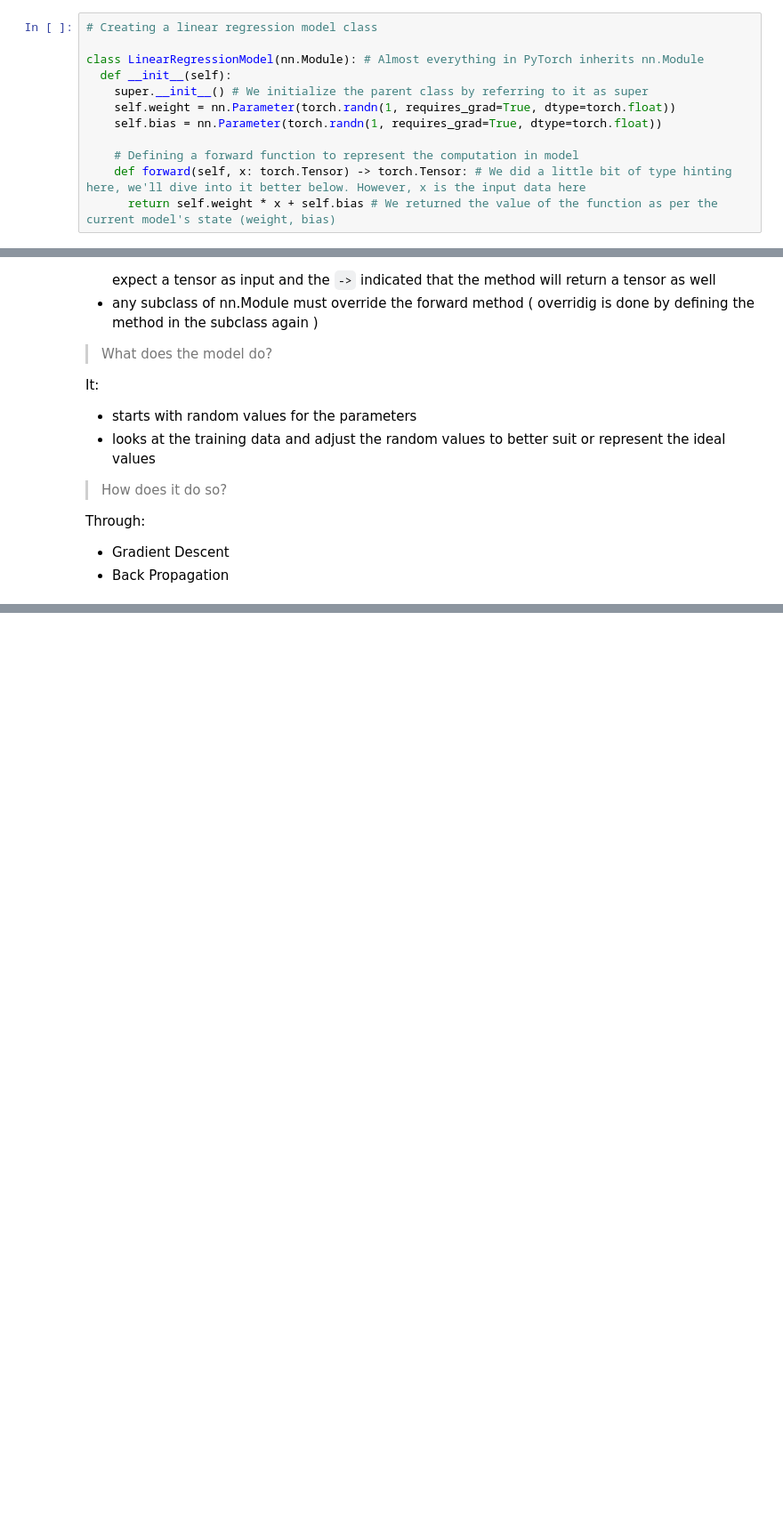
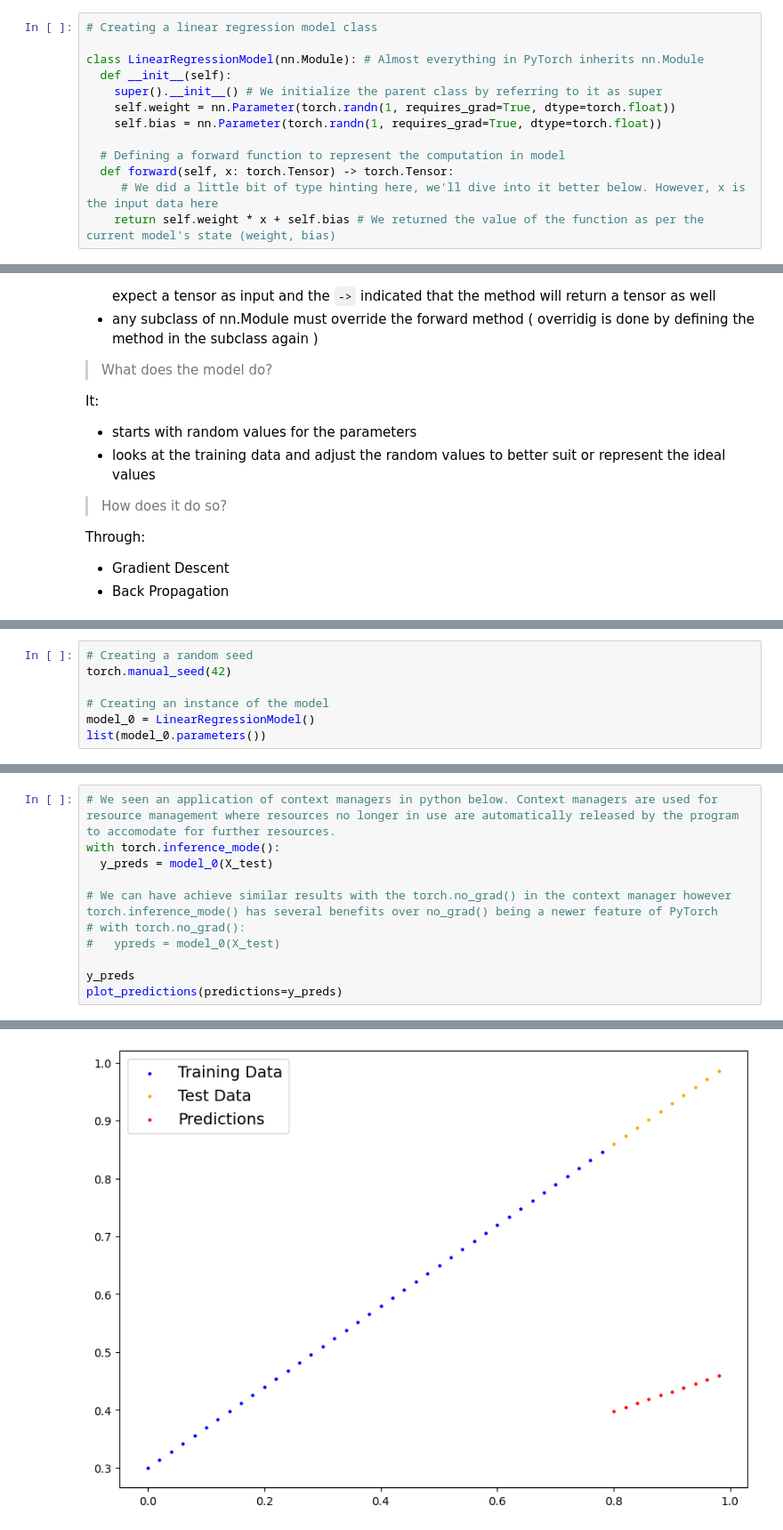
Before and after one commit to Swikarya/pyTorch, a Jupyter notebook: workflow.ipynb, the cells around one changed output, grey strips where cells are left out. Shown at 89% size. Saved outputs shown, nothing was run; the diff lists cells and outputs as text; blank space fills up the shorter version.

```diff
--- a/workflow.ipynb
+++ b/workflow.ipynb
@@ -103,13 +103,14 @@ Now let's build a model that is able to predict the function based on the traini
 
 class LinearRegressionModel(nn.Module): # Almost everything in PyTorch inherits nn.Module
   def __init__(self):
-    super.__init__() # We initialize the parent class by referring to it as super
+    super().__init__() # We initialize the parent class by referring to it as super
     self.weight = nn.Parameter(torch.randn(1, requires_grad=True, dtype=torch.float))
     self.bias = nn.Parameter(torch.randn(1, requires_grad=True, dtype=torch.float))
 
-    # Defining a forward function to represent the computation in model
-    def forward(self, x: torch.Tensor) -> torch.Tensor: # We did a little bit of type hinting here, we'll dive into it better below. However, x is the input data here
-      return self.weight * x + self.bias # We returned the value of the function as per the current model's state (weight, bias)
+  # Defining a forward function to represent the computation in model
+  def forward(self, x: torch.Tensor) -> torch.Tensor:
+     # We did a little bit of type hinting here, we'll dive into it better below. However, x is the input data here
+    return self.weight * x + self.bias # We returned the value of the function as per the current model's state (weight, bias)
 # %% [markdown]
 A couple of things to bring to light from the above code block:
 
@@ -133,0 +142,7 @@ Through:
+# %%
+# Creating a random seed
+torch.manual_seed(42)
+
+# Creating an instance of the model
+model_0 = LinearRegressionModel()
+list(model_0.parameters())
@@ -133,0 +165,12 @@ Through:
+# %%
+# We seen an application of context managers in python below. Context managers are used for resource management where resources no longer in use are automatically released by the program to accomodate for further resources.
+with torch.inference_mode():
+  y_preds = model_0(X_test)
+
+# We can have achieve similar results with the torch.no_grad() in the context manager however torch.inference_mode() has several benefits over no_grad() being a newer feature of PyTorch
+# with torch.no_grad():
+#   ypreds = model_0(X_test)
+
+y_preds
+plot_predictions(predictions=y_preds)
+# %% [output]
@@ -133,0 +187 @@ Through:
+[figure, added]
```
Also changed, not shown: parts of 8 cells of this notebook, 1 other file.
